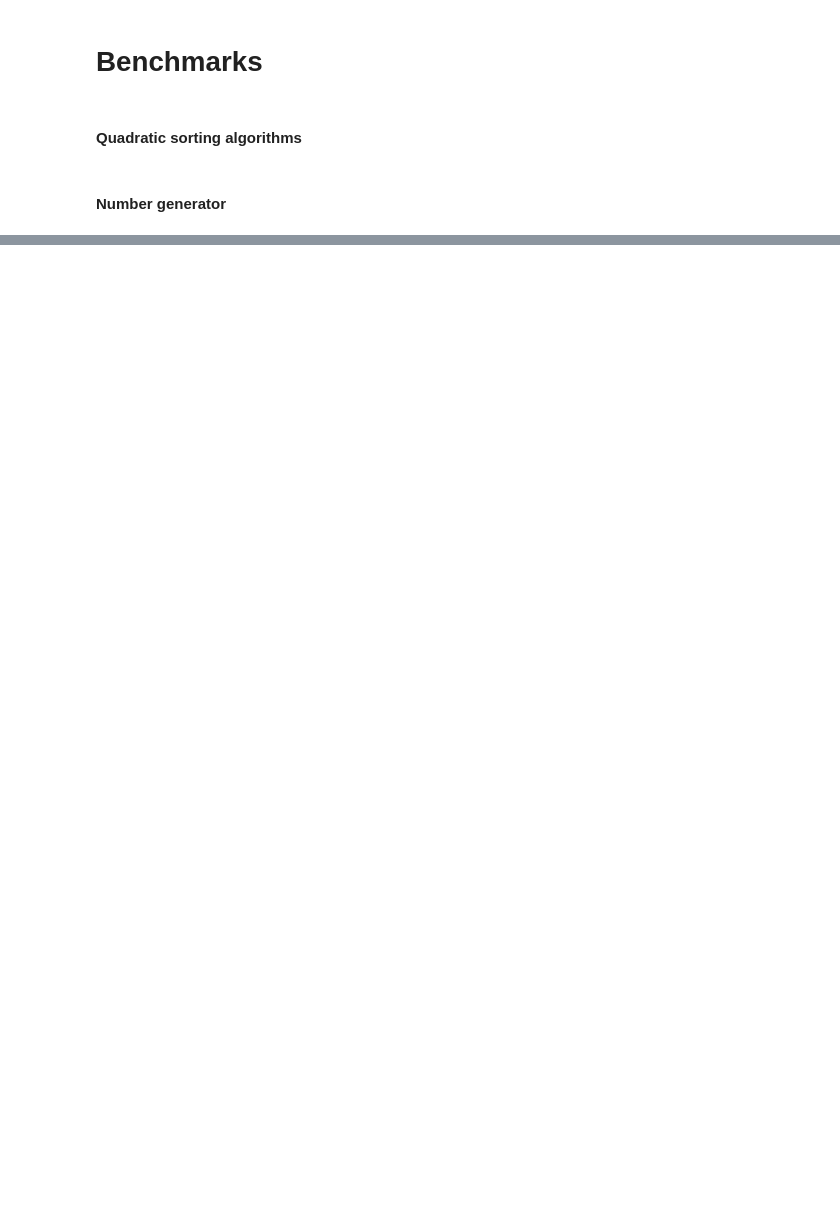
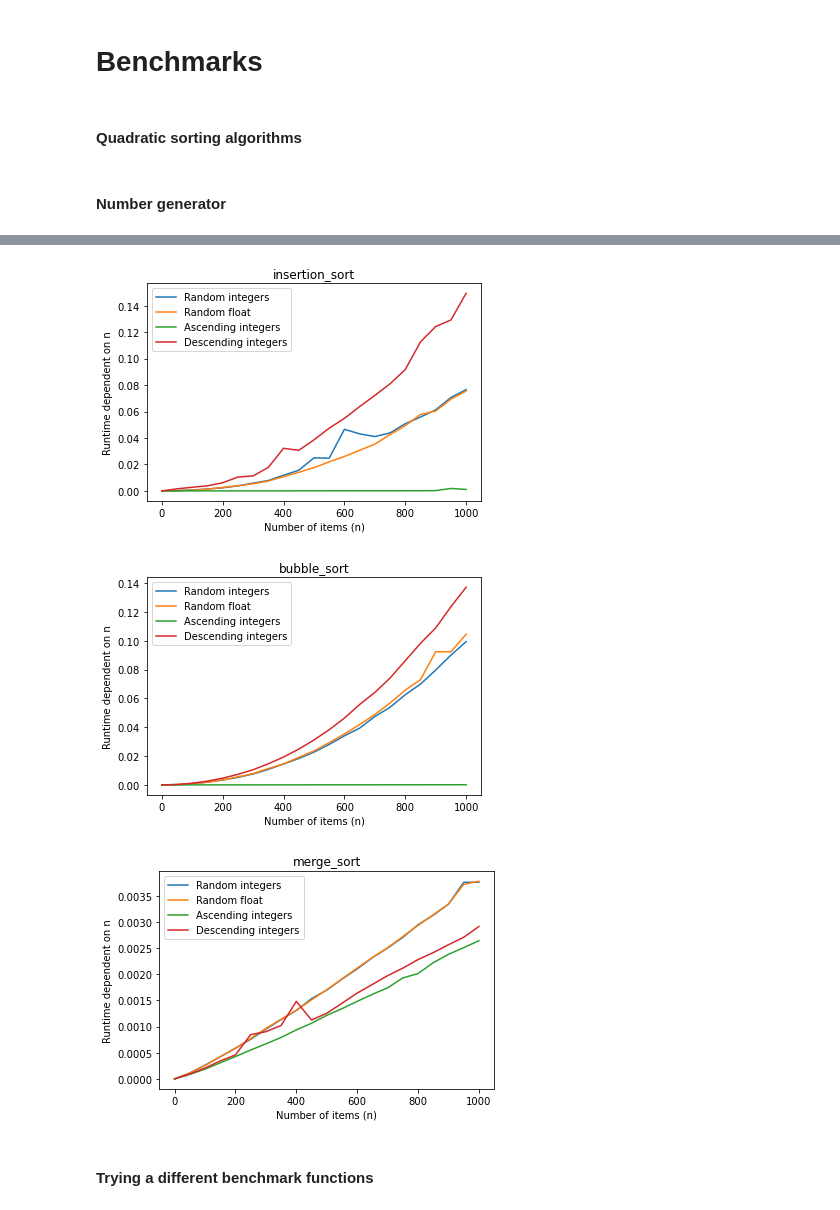
Before and after one commit to jkorsvik/SortingAlgorithms, a Jupyter notebook: notebooks/Benchmarking.ipynb, the cells around one changed output, grey strips where cells are left out. Cells and saved outputs as stored; diff of their text form; code cells hidden in the pictures; blank space fills up the shorter version.

```diff
--- a/notebooks/Benchmarking.ipynb
+++ b/notebooks/Benchmarking.ipynb
@@ -206,0 +265,9 @@ for algo in algorithms:
+# %%
+algorithms = [insertion_sort, bubble_sort, merge_sort]
+
+for algo in algorithms:
+    plot_algorithms_benchmark(algo, 1001)
+# %% [output]
+[figure, added]
+[figure, added]
+[figure, added]
@@ -206,0 +283,2 @@ for algo in algorithms:
+# %% [markdown]
+#### Trying a different benchmark functions
```
Also changed, not shown: parts of 23 cells of this notebook.
